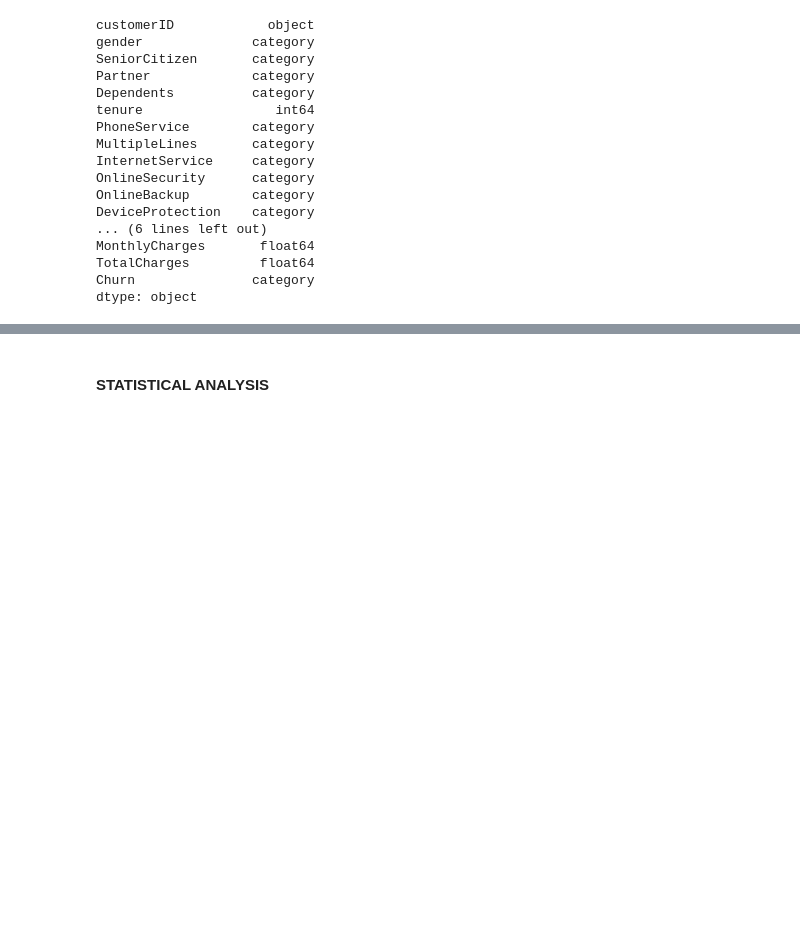
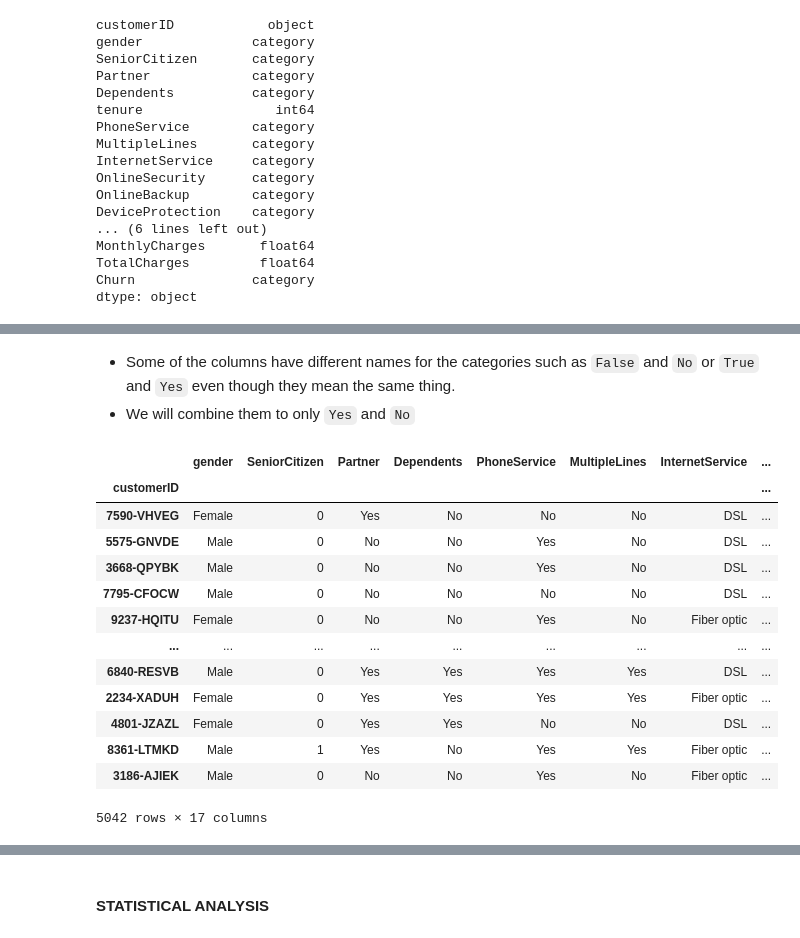
Before and after one commit to Rama-Mwenda/Customer_Churn, a Jupyter notebook: Notebooks/Customer_Churn.ipynb, the cells around one changed output, grey strips where cells are left out. Cells and saved outputs as stored; diff of their text form; code cells hidden in the pictures; blank space fills up the shorter version.

```diff
--- a/Notebooks/Customer_Churn.ipynb
+++ b/Notebooks/Customer_Churn.ipynb
@@ -300,3 +290,7 @@ train[nulls[7]]=(train
 train[nulls[7]].isna().sum() #confirming nulls have been filled
 # %% [output]
 0
+# %%
+#dropping the Null in Churn column
+train = train.dropna()
+train[nulls[-1]].isna().sum() #confirming null has been dropped
@@ -420,3 +416,6 @@ MonthlyCharges       float64
 TotalCharges         float64
 Churn               category
 dtype: object
+# %%
+#setting customer ID as index
+train = train.set_index(keys = 'customerID')
@@ -422,0 +468,55 @@ dtype: object
+# %% [markdown]
+* Some of the columns have different names for the categories such as `False` and `No` or `True` and `Yes` even though they mean the same thing.
+* We will combine them to only `Yes` and `No`
+# %%
+no = ['False','No','No internet service','No phone service']
+yes = ['True', 'Yes']
+# %%
+def replace_with_yes_no(df):
+    """
+    Replaces unique values in a DataFrame column with 'Yes' or 'No' based on the provided list.
+
+    Args:
+        df (pd.DataFrame): The DataFrame containing the column to be processed.
+
+    Returns:
+        pd.DataFrame: The modified DataFrame with replaced values.
+    """
+    # Extract column names
+    for column_name in df.columns:
+        # Get unique values in the specified column
+        unique_values = df[column_name].unique()
+
+        # Create a mapping dictionary for replacement
+        mapping = {}
+        for value in unique_values:
+            if value in yes:
+                mapping[value] = 'Yes'
+            elif value in no:
+                mapping[value] = 'No'
+            else:
+                mapping[value] = value
+
+        # Replace values in the column
+        df[column_name] = df[column_name].map(mapping)
+
+    return df
+# %%
+#replacing the categorical columns with the
+train[categorical] = replace_with_yes_no(train[categorical])
+train[categorical]
+# %% [output]
+|  | gender | SeniorCitizen | Partner | Dependents | PhoneService | MultipleLines | InternetService | ... |
+| customerID |  |  |  |  |  |  |  | ... |
+| 7590-VHVEG | Female | 0 | Yes | No | No | No | DSL | ... |
+| 5575-GNVDE | Male | 0 | No | No | Yes | No | DSL | ... |
+| 3668-QPYBK | Male | 0 | No | No | Yes | No | DSL | ... |
+| 7795-CFOCW | Male | 0 | No | No | No | No | DSL | ... |
+| 9237-HQITU | Female | 0 | No | No | Yes | No | Fiber optic | ... |
+| ... | ... | ... | ... | ... | ... | ... | ... | ... |
+| 6840-RESVB | Male | 0 | Yes | Yes | Yes | Yes | DSL | ... |
+| 2234-XADUH | Female | 0 | Yes | Yes | Yes | Yes | Fiber optic | ... |
+| 4801-JZAZL | Female | 0 | Yes | Yes | No | No | DSL | ... |
+| 8361-LTMKD | Male | 1 | Yes | No | Yes | Yes | Fiber optic | ... |
+| 3186-AJIEK | Male | 0 | No | No | Yes | No | Fiber optic | ... |
+5042 rows × 17 columns
```
Also changed, not shown: parts of 12 cells of this notebook.
